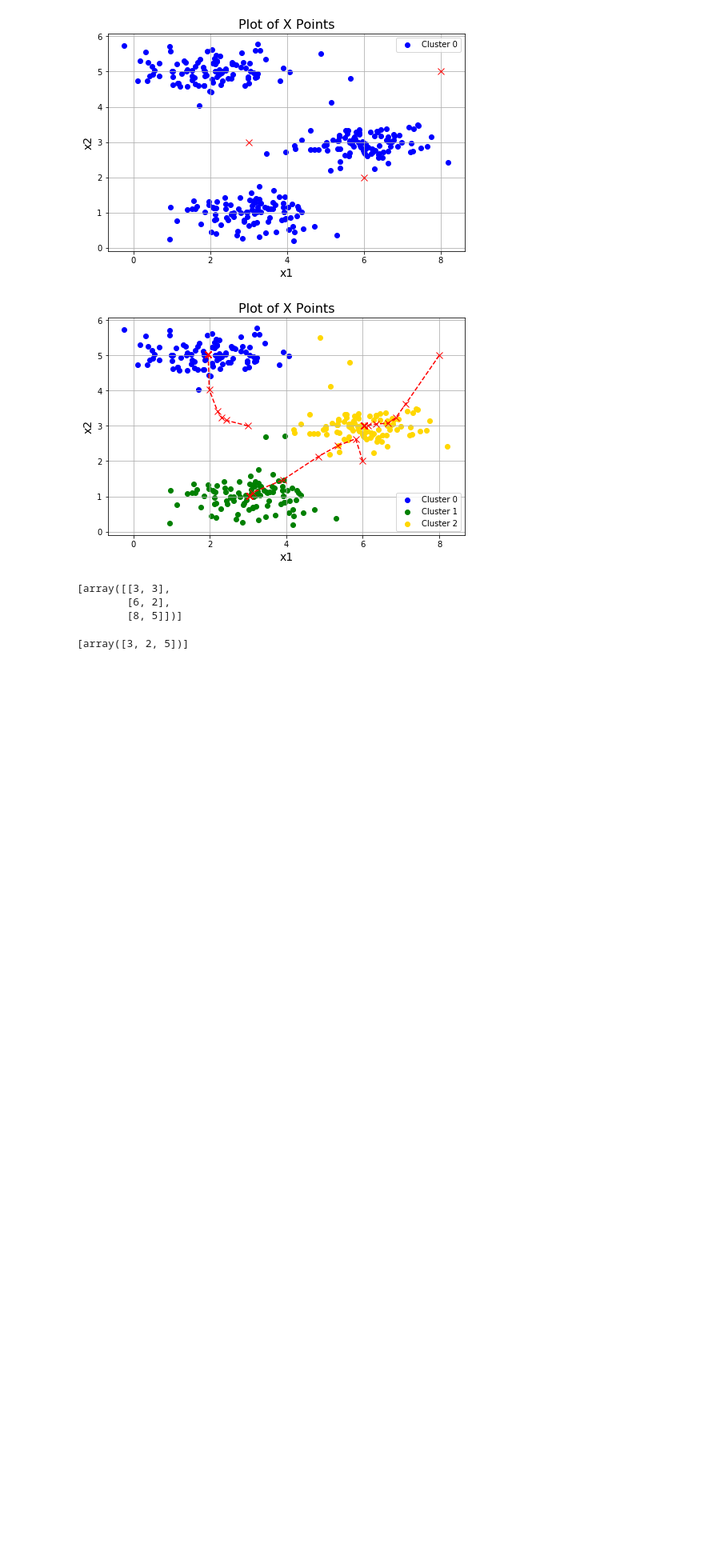
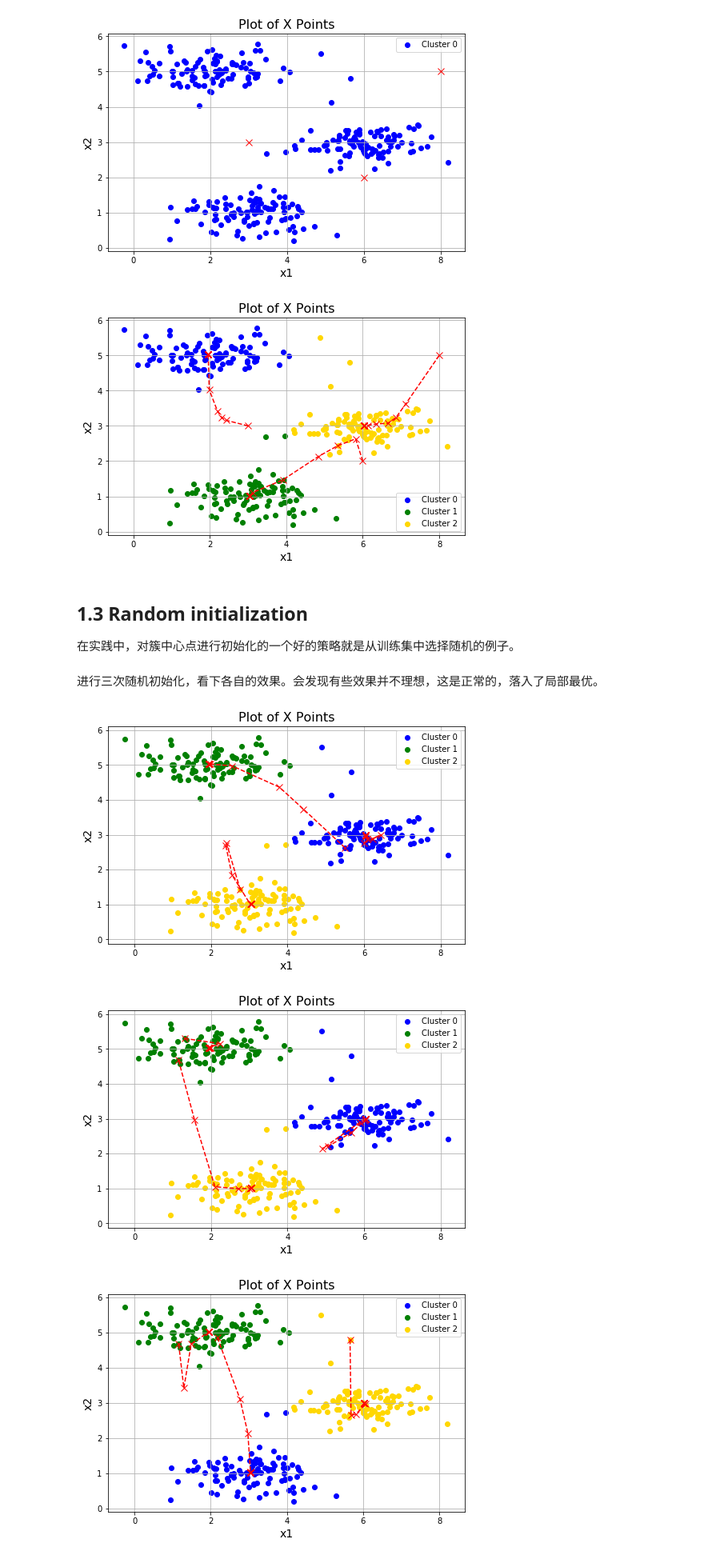
Before and after one commit to PowersYang/Coursera_ML_Exercise, a Jupyter notebook: machine-learning-ex7/ex7.ipynb, the cells around one changed output. Shown at 80% size. Saved outputs shown, nothing was run; the diff lists cells and outputs as text; code cells hidden in the pictures; blank space fills up the shorter version.

```diff
--- a/machine-learning-ex7/ex7.ipynb
+++ b/machine-learning-ex7/ex7.ipynb
@@ -121,15 +121,26 @@ idx, centroids_all = run_kmeans(X, init_centroids, 20)
 plot_data(X, centroids_all, idx)
 # %% [output]
 [figure]
-# %%
-centroids_all = []
-centroids_all.append(init_centroids)
-centroids_all
-# %% [output]
-[array([[3, 3],
-        [6, 2],
-        [8, 5]])]
-# %%
-yy
-# %% [output]
-[array([3, 2, 5])]
+# %% [markdown]
+## 1.3 Random initialization
+在实践中，对簇中心点进行初始化的一个好的策略就是从训练集中选择随机的例子。
+# %%
+def init_centroids(X, K):
+    """
+    随机初始化
+    """
+    m, n = X.shape
+    idx = np.random.choice(m, K)
+    centroids = X[idx]
+    return centroids
+# %% [markdown]
+进行三次随机初始化，看下各自的效果。会发现有些效果并不理想，这是正常的，落入了局部最优。
+# %%
+for i in range(3):
+    centroids = init_centroids(X, 3)
+    idx, centroids_all = run_kmeans(X, centroids, 10)
+    plot_data(X, centroids_all, idx)
+# %% [output]
+[figure, added]
+[figure, added]
+[figure, added]
```
Also changed, not shown: parts of 30 cells of this notebook.
